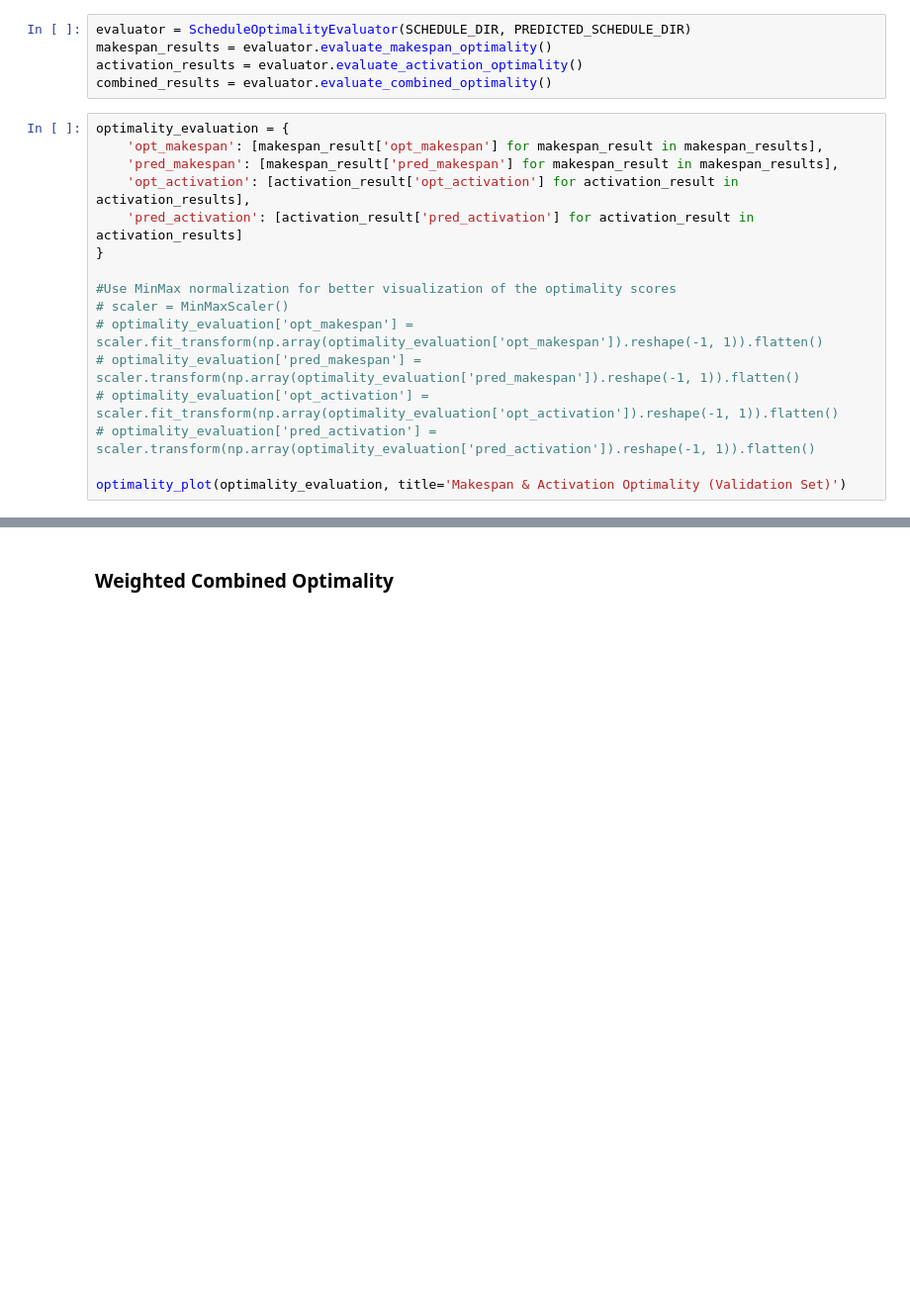
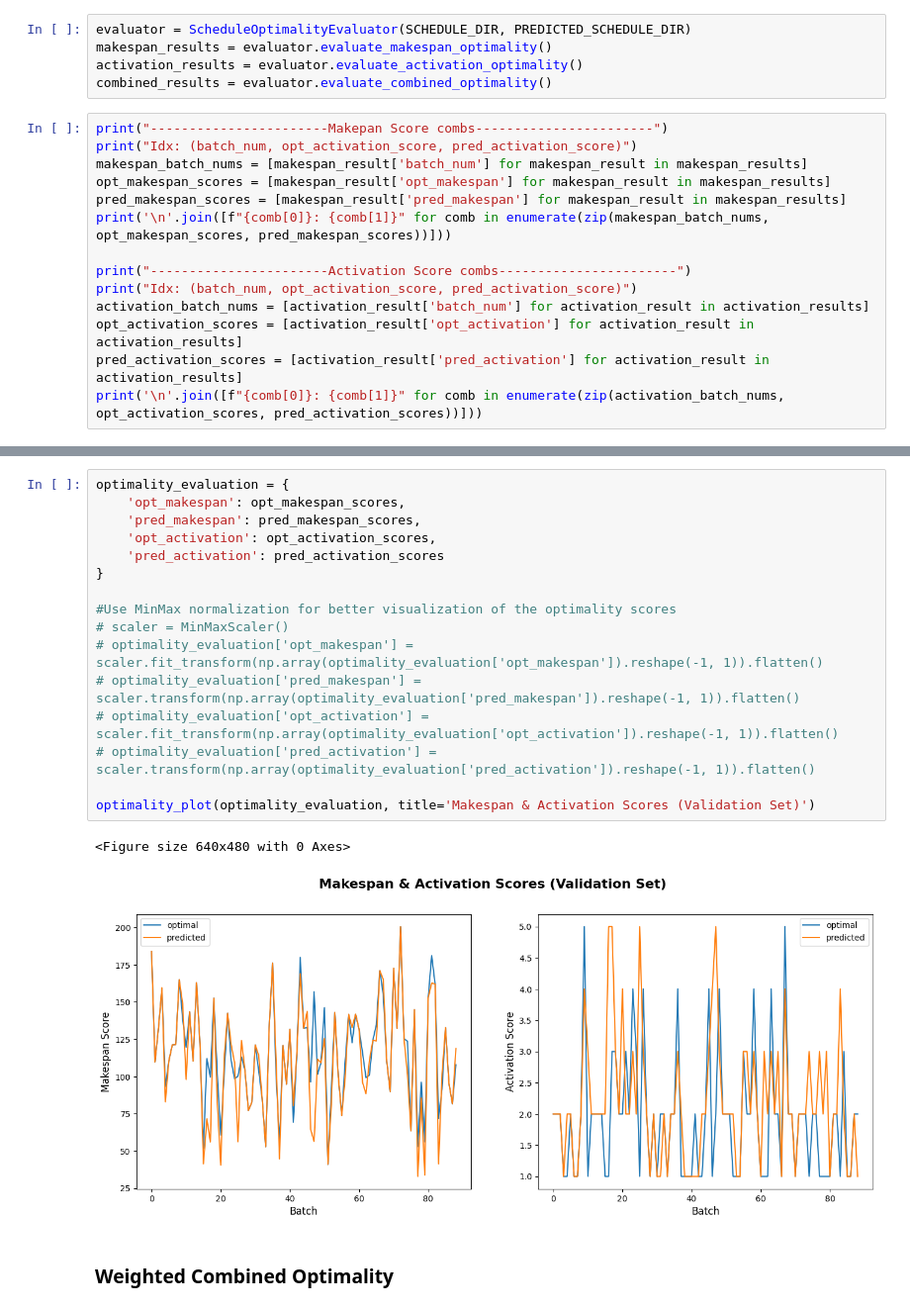
Before and after one commit to Abudo-S/ManualWarehouseOptimization, a Jupyter notebook: ManualWarehouseOptimization_GNN.ipynb, the cells around one changed output, grey strips where cells are left out. Shown at 99% size. Drawn from its saved outputs; the diff is of its cells as text; blank space fills up the shorter version.

Commit message:
Adjust optimality block in ManualWarehouseOptimization_GNN.

```diff
--- a/ManualWarehouseOptimization_GNN.ipynb
+++ b/ManualWarehouseOptimization_GNN.ipynb
@@ -1679,19 +1680,17 @@ makespan_results = evaluator.evaluate_makespan_optimality()
 activation_results = evaluator.evaluate_activation_optimality()
 combined_results = evaluator.evaluate_combined_optimality()
 # %%
-optimality_evaluation = {
-    'opt_makespan': [makespan_result['opt_makespan'] for makespan_result in makespan_results],
-    'pred_makespan': [makespan_result['pred_makespan'] for makespan_result in makespan_results],
-    'opt_activation': [activation_result['opt_activation'] for activation_result in activation_results],
-    'pred_activation': [activation_result['pred_activation'] for activation_result in activation_results]
-}
+print("-----------------------Makepan Score combs-----------------------")
+print("Idx: (batch_num, opt_activation_score, pred_activation_score)")
+makespan_batch_nums = [makespan_result['batch_num'] for makespan_result in makespan_results]
+opt_makespan_scores = [makespan_result['opt_makespan'] for makespan_result in makespan_results]
+pred_makespan_scores = [makespan_result['pred_makespan'] for makespan_result in makespan_results]
+print('\n'.join([f"{comb[0]}: {comb[1]}" for comb in enumerate(zip(makespan_batch_nums, opt_makespan_scores, pred_makespan_scores))]))
 
-#Use MinMax normalization for better visualization of the optimality scores
-# scaler = MinMaxScaler()
-# optimality_evaluation['opt_makespan'] = scaler.fit_transform(np.array(optimality_evaluation['opt_makespan']).reshape(-1, 1)).flatten()
-# optimality_evaluation['pred_makespan'] = scaler.transform(np.array(optimality_evaluation['pred_makespan']).reshape(-1, 1)).flatten()
-# optimality_evaluation['opt_activation'] = scaler.fit_transform(np.array(optimality_evaluation['opt_activation']).reshape(-1, 1)).flatten()
-# optimality_evaluation['pred_activation'] = scaler.transform(np.array(optimality_evaluation['pred_activation']).reshape(-1, 1)).flatten()
-
-optimality_plot(optimality_evaluation, title='Makespan & Activation Optimality (Validation Set)')
+print("-----------------------Activation Score combs-----------------------")
+print("Idx: (batch_num, opt_activation_score, pred_activation_score)")
+activation_batch_nums = [activation_result['batch_num'] for activation_result in activation_results]
+opt_activation_scores = [activation_result['opt_activation'] for activation_result in activation_results]
+pred_activation_scores = [activation_result['pred_activation'] for activation_result in activation_results]
+print('\n'.join([f"{comb[0]}: {comb[1]}" for comb in enumerate(zip(activation_batch_nums, opt_activation_scores, pred_activation_scores))]))
 # %% [output]
@@ -1700,3 +1714,22 @@ optimality_plot(optimality_evaluation, title='Makespan & Activation Optimality (
+# %%
+optimality_evaluation = {
+    'opt_makespan': opt_makespan_scores,
+    'pred_makespan': pred_makespan_scores,
+    'opt_activation': opt_activation_scores,
+    'pred_activation': pred_activation_scores
+}
+
+#Use MinMax normalization for better visualization of the optimality scores
+# scaler = MinMaxScaler()
+# optimality_evaluation['opt_makespan'] = scaler.fit_transform(np.array(optimality_evaluation['opt_makespan']).reshape(-1, 1)).flatten()
+# optimality_evaluation['pred_makespan'] = scaler.transform(np.array(optimality_evaluation['pred_makespan']).reshape(-1, 1)).flatten()
+# optimality_evaluation['opt_activation'] = scaler.fit_transform(np.array(optimality_evaluation['opt_activation']).reshape(-1, 1)).flatten()
+# optimality_evaluation['pred_activation'] = scaler.transform(np.array(optimality_evaluation['pred_activation']).reshape(-1, 1)).flatten()
+
+optimality_plot(optimality_evaluation, title='Makespan & Activation Scores (Validation Set)')
+# %% [output]
+<Figure size 640x480 with 0 Axes>
+[figure, added]
 # %% [markdown]
 ### Weighted Combined Optimality
 # %%
```
Also changed, not shown: parts of 10 cells of this notebook.
